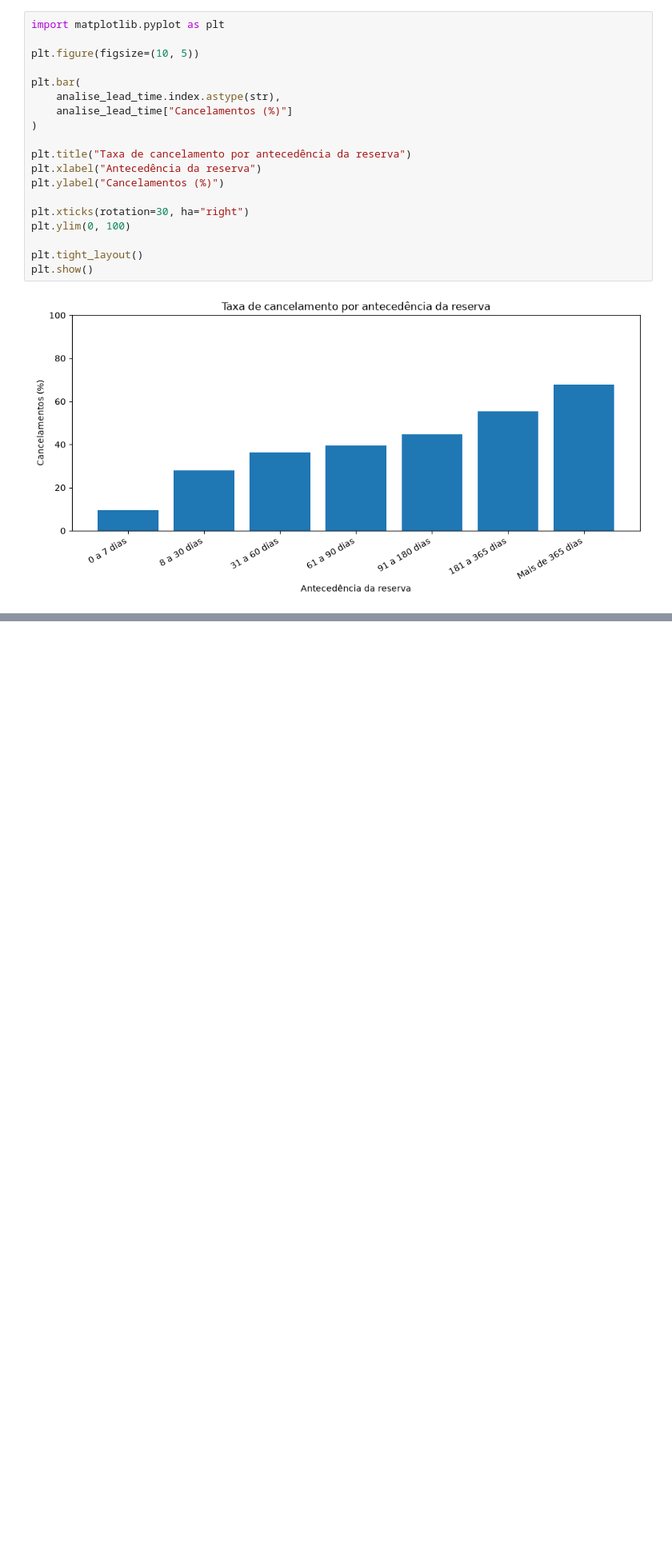
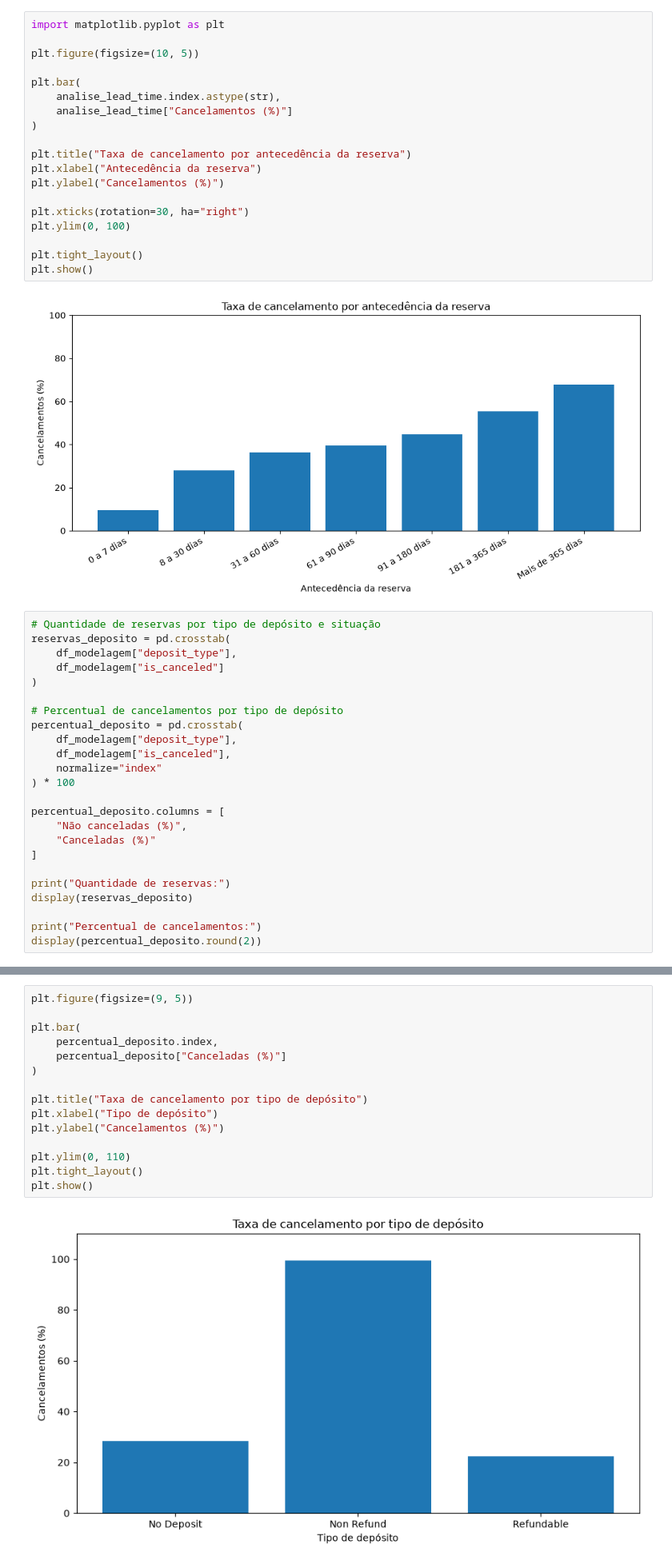
Before and after one commit to Gustazx22/projetodataset, a Jupyter notebook: projeto.ipynb, the cells around one changed output, grey strips where cells are left out. Shown at 80% size. Saved outputs shown, nothing was run; the diff lists cells and outputs as text; blank space fills up the shorter version.

```diff
--- a/projeto.ipynb
+++ b/projeto.ipynb
@@ -1884,3 +1884,27 @@ plt.tight_layout()
 plt.show()
 # %% [output]
 [figure]
+# %%
+# Quantidade de reservas por tipo de depósito e situação
+reservas_deposito = pd.crosstab(
+    df_modelagem["deposit_type"],
+    df_modelagem["is_canceled"]
+)
+
+# Percentual de cancelamentos por tipo de depósito
+percentual_deposito = pd.crosstab(
+    df_modelagem["deposit_type"],
+    df_modelagem["is_canceled"],
+    normalize="index"
+) * 100
+
+percentual_deposito.columns = [
+    "Não canceladas (%)",
+    "Canceladas (%)"
+]
+
+print("Quantidade de reservas:")
+display(reservas_deposito)
+
+print("Percentual de cancelamentos:")
+display(percentual_deposito.round(2))
@@ -1886,0 +1924,17 @@ plt.show()
+# %%
+plt.figure(figsize=(9, 5))
+
+plt.bar(
+    percentual_deposito.index,
+    percentual_deposito["Canceladas (%)"]
+)
+
+plt.title("Taxa de cancelamento por tipo de depósito")
+plt.xlabel("Tipo de depósito")
+plt.ylabel("Cancelamentos (%)")
+
+plt.ylim(0, 110)
+plt.tight_layout()
+plt.show()
+# %% [output]
+[figure, added]
```
Also changed, not shown: parts of 3 cells of this notebook.
